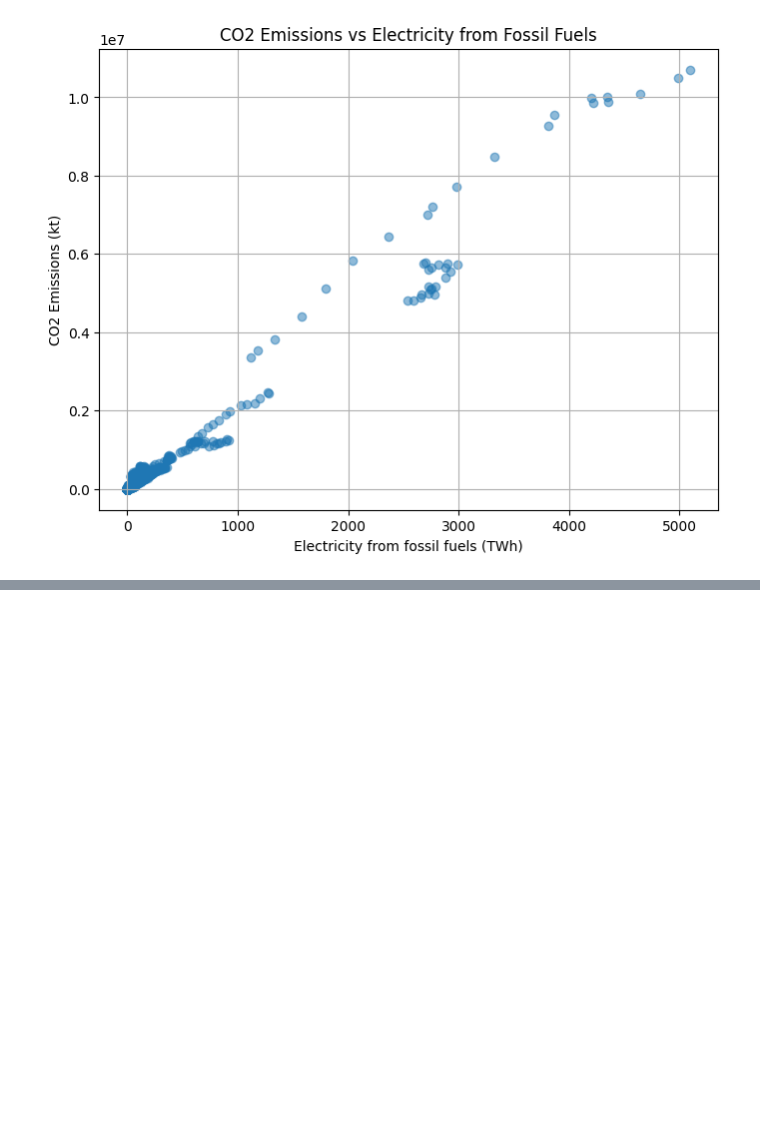
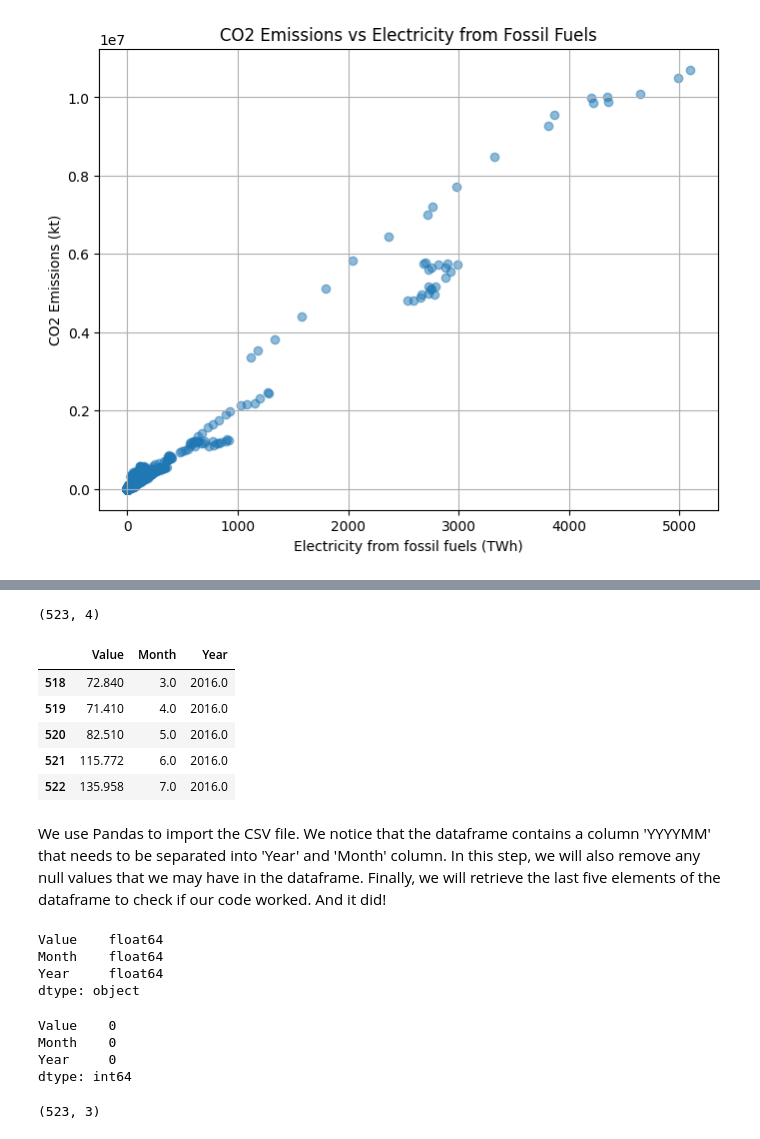
Before and after one commit to IT4063C-Fall23/final-project-Abuerrdg, a Jupyter notebook: source.ipynb, the cells around one changed output, grey strips where cells are left out. Cells and saved outputs as stored; diff of their text form; code cells hidden in the pictures; blank space fills up the shorter version.

```diff
--- a/source.ipynb
+++ b/source.ipynb
@@ -343,0 +324,35 @@ X_train, X_test, y_train, y_test = train_test_split(X, y, test_size=0.3, random_
+# %%
+c02.shape
+# %% [output]
+(523, 4)
+# %%
+c02.drop(['YYYYMM'], axis=1, inplace=True)
+c02.replace([np.inf, -np.inf], np.nan, inplace=True)
+c02.tail(5)
+# %% [output]
+|  | Value | Month | Year |
+| 518 | 72.840 | 3.0 | 2016.0 |
+| 519 | 71.410 | 4.0 | 2016.0 |
+| 520 | 82.510 | 5.0 | 2016.0 |
+| 521 | 115.772 | 6.0 | 2016.0 |
+| 522 | 135.958 | 7.0 | 2016.0 |
+# %% [markdown]
+We use Pandas to import the CSV file. We notice that the dataframe contains a column 'YYYYMM' that needs to be separated into 'Year' and 'Month' column. In this step, we will also remove any null values that we may have in the dataframe. Finally, we will retrieve the last five elements of the dataframe to check if our code worked. And it did!
+# %%
+print(c02.dtypes)
+# %% [output]
+Value    float64
+Month    float64
+Year     float64
+dtype: object
+# %%
+c02.isnull().sum()
+# %% [output]
+Value    0
+Month    0
+Year     0
+dtype: int64
+# %%
+c02.shape
+# %% [output]
+(523, 3)
```
Also changed, not shown: parts of 60 cells of this notebook, 1 other file.
